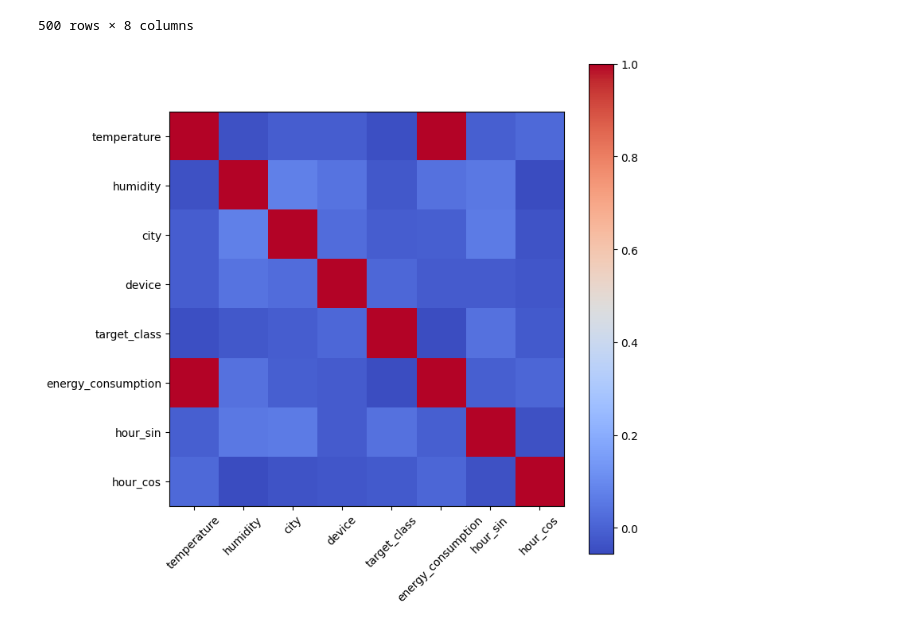
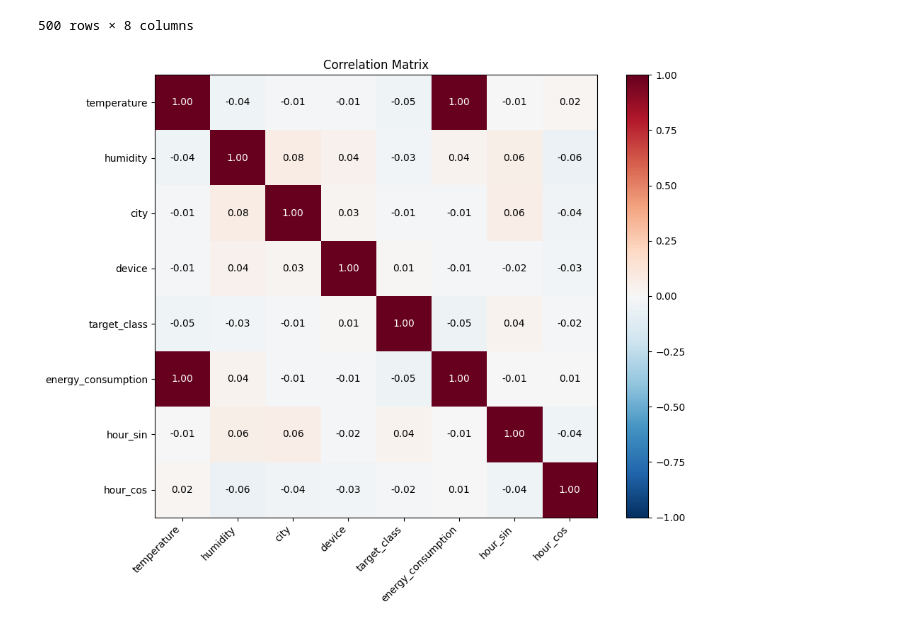
Before and after one commit to imivi/ml-examples, a Jupyter notebook: docs/preprocess.ipynb, the cells around one changed output. Saved outputs shown, nothing was run; the diff lists cells and outputs as text; code cells hidden in the pictures.

```diff
--- a/docs/preprocess.ipynb
+++ b/docs/preprocess.ipynb
@@ -107,21 +238,47 @@ df_clean
 500 rows × 8 columns
 # %%
 # 6. Check correlation matrix ("Rough" encoding on copy)
+
+def show_correlation_matrix(df: pd.DataFrame):
+    """
+    Pure Matplotlib heatmap with automated text coloring for readability.
+    """
+    import matplotlib.pyplot as plt
+    import numpy as np
+
+    corr = df.corr()
+    fig, ax = plt.subplots(figsize=(10, 8))
+
+    # Use 'RdBu_r' (reversed) so Red is positive, Blue is negative
+    im = ax.imshow(corr, cmap="RdBu_r", vmin=-1, vmax=1)
+    plt.colorbar(im)
+
+    # Labels
+    ticks = np.arange(len(corr.columns))
+    ax.set_xticks(ticks)
+    ax.set_xticklabels(corr.columns, rotation=45, ha="right")
+    ax.set_yticks(ticks)
+    ax.set_yticklabels(corr.columns)
+
+    # Add text annotations with contrast logic
+    for i in range(len(corr.columns)):
+        for j in range(len(corr.columns)):
+            val = corr.iloc[i, j]
+            # Use white text for very dark colors (strong correlations)
+            color = "white" if abs(val) > 0.7 else "black"
+            ax.text(j, i, f"{val:.2f}", ha="center", va="center", color=color)
+
+    ax.set_title("Correlation Matrix")
+    fig.tight_layout()
+    plt.show()
+
+
 df_temp = df_clean.copy()
 for col in df_temp.select_dtypes(include=["object"]).columns:
     df_temp[col] = df_temp[col].astype("category").cat.codes
-
-corr = df_temp.corr()
-fig, ax = plt.subplots(figsize=(8, 8))
-im = ax.imshow(corr, cmap="coolwarm")
-plt.colorbar(im)
-ax.set_xticks(np.arange(len(corr.columns)))
-ax.set_yticks(np.arange(len(corr.columns)))
-ax.set_xticklabels(corr.columns, rotation=45)
-ax.set_yticklabels(corr.columns)
-plt.show()
+show_correlation_matrix(df_temp)
 # %% [output]
-[figure, old version]
+[figure, new version]
 # %%
 # 7. Split X and y
 
```
Also changed, not shown: parts of 24 cells of this notebook, 6 other files.
